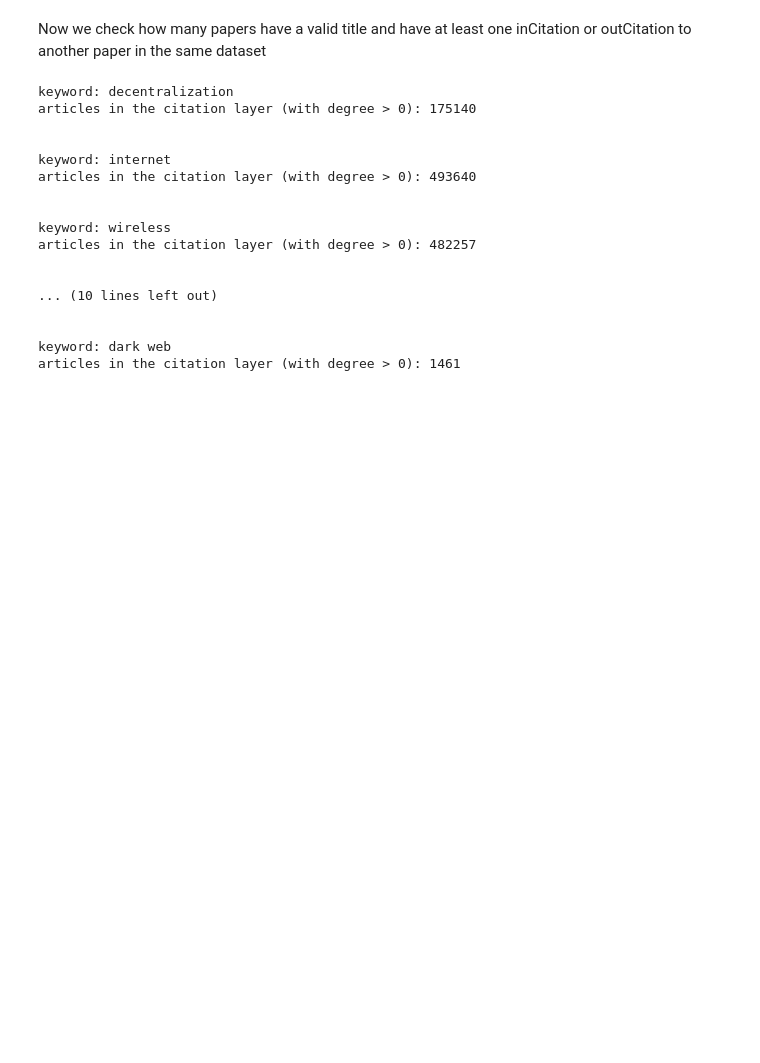
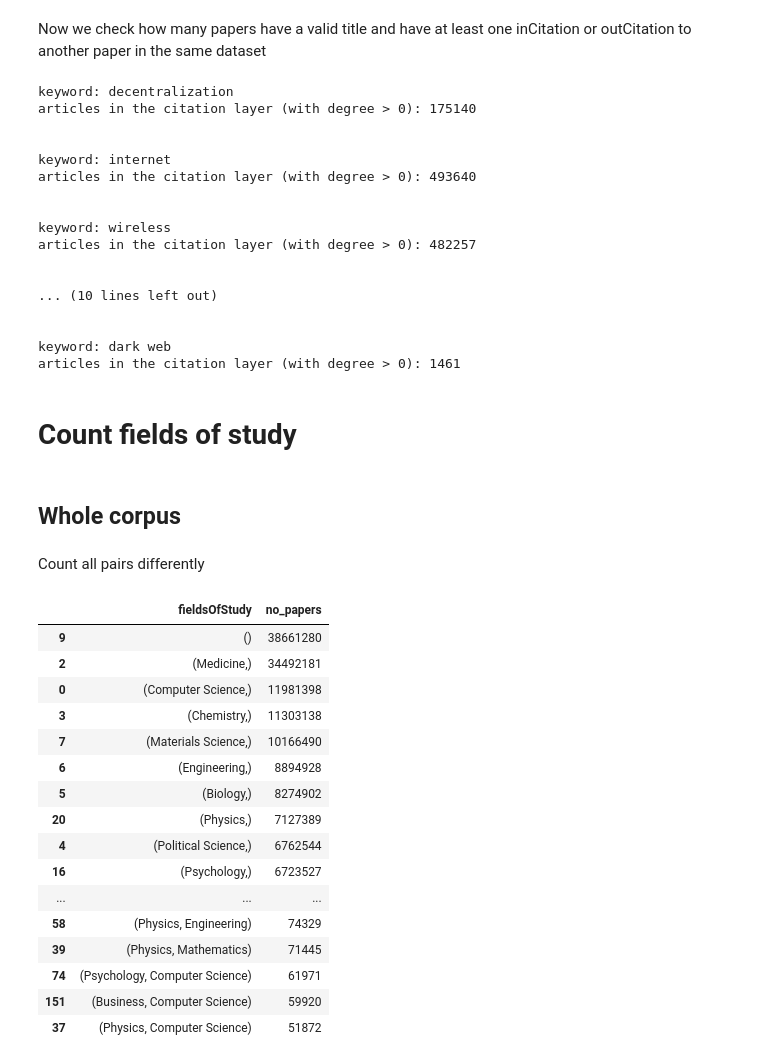
Before and after one commit to alberto-bracci/decentralization, a Jupyter notebook: notebooks/dataset_creation.ipynb, the cells around one changed output. Cells and saved outputs as stored; diff of their text form; code cells hidden in the pictures; blank space fills up the shorter version.

Commit message:
Added analysis and prints of distrib. of fields in data

```diff
--- a/notebooks/dataset_creation.ipynb
+++ b/notebooks/dataset_creation.ipynb
@@ -357,3 +277,39 @@ articles in the citation layer (with degree > 0): 482257
 
 keyword: dark web
 articles in the citation layer (with degree > 0): 1461
+# %% [markdown]
+# Count fields of study
+# %% [markdown]
+## Whole corpus
+# %%
+with gzip.open(os.path.join(data_folder, 'no_papers_in_fields_by_year.pkl.gz'), 'rb') as fp:
+    no_papers_in_fields_by_year = pickle.load(fp)
+# %% [markdown]
+Count all pairs differently
+# %%
+no_papers_in_fields = {}
+for year, year_dict in no_papers_in_fields_by_year.items():
+    for fields, no_papers in year_dict.items():
+        if fields not in no_papers_in_fields:
+            no_papers_in_fields[fields] = 0
+        no_papers_in_fields[fields] += no_papers
+no_papers_in_fields_df = pd.DataFrame(data={"fieldsOfStudy":list(no_papers_in_fields.keys()), "no_papers":list(no_papers_in_fields.values())})
+no_papers_in_fields_df.sort_values(by="no_papers", ascending=False).head(50)
+# %% [output]
+|  | fieldsOfStudy | no_papers |
+| 9 | () | 38661280 |
+| 2 | (Medicine,) | 34492181 |
+| 0 | (Computer Science,) | 11981398 |
+| 3 | (Chemistry,) | 11303138 |
+| 7 | (Materials Science,) | 10166490 |
+| 6 | (Engineering,) | 8894928 |
+| 5 | (Biology,) | 8274902 |
+| 20 | (Physics,) | 7127389 |
+| 4 | (Political Science,) | 6762544 |
+| 16 | (Psychology,) | 6723527 |
+| ... | ... | ... |
+| 58 | (Physics, Engineering) | 74329 |
+| 39 | (Physics, Mathematics) | 71445 |
+| 74 | (Psychology, Computer Science) | 61971 |
+| 151 | (Business, Computer Science) | 59920 |
+| 37 | (Physics, Computer Science) | 51872 |
```
Also changed, not shown: parts of 17 cells of this notebook.
